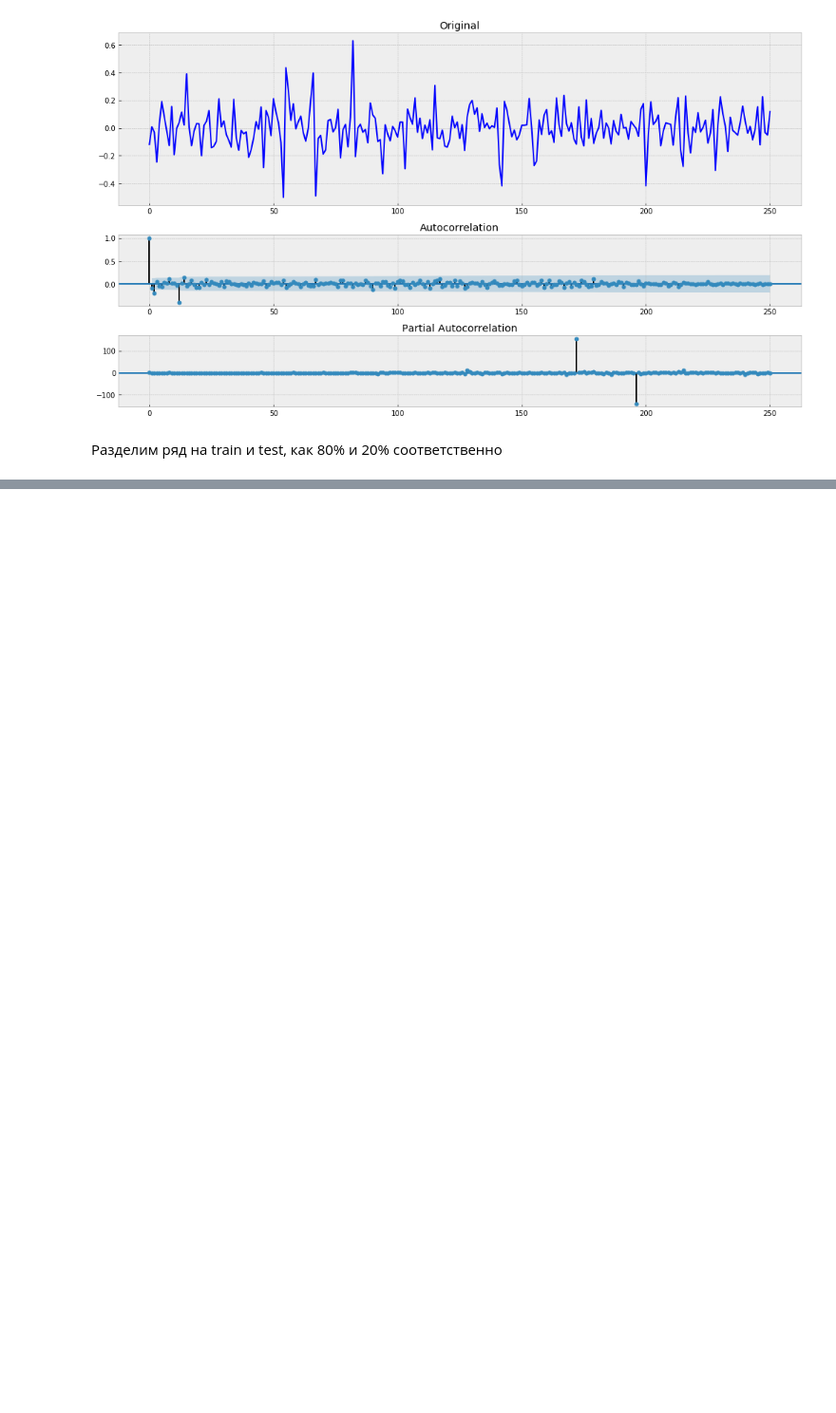
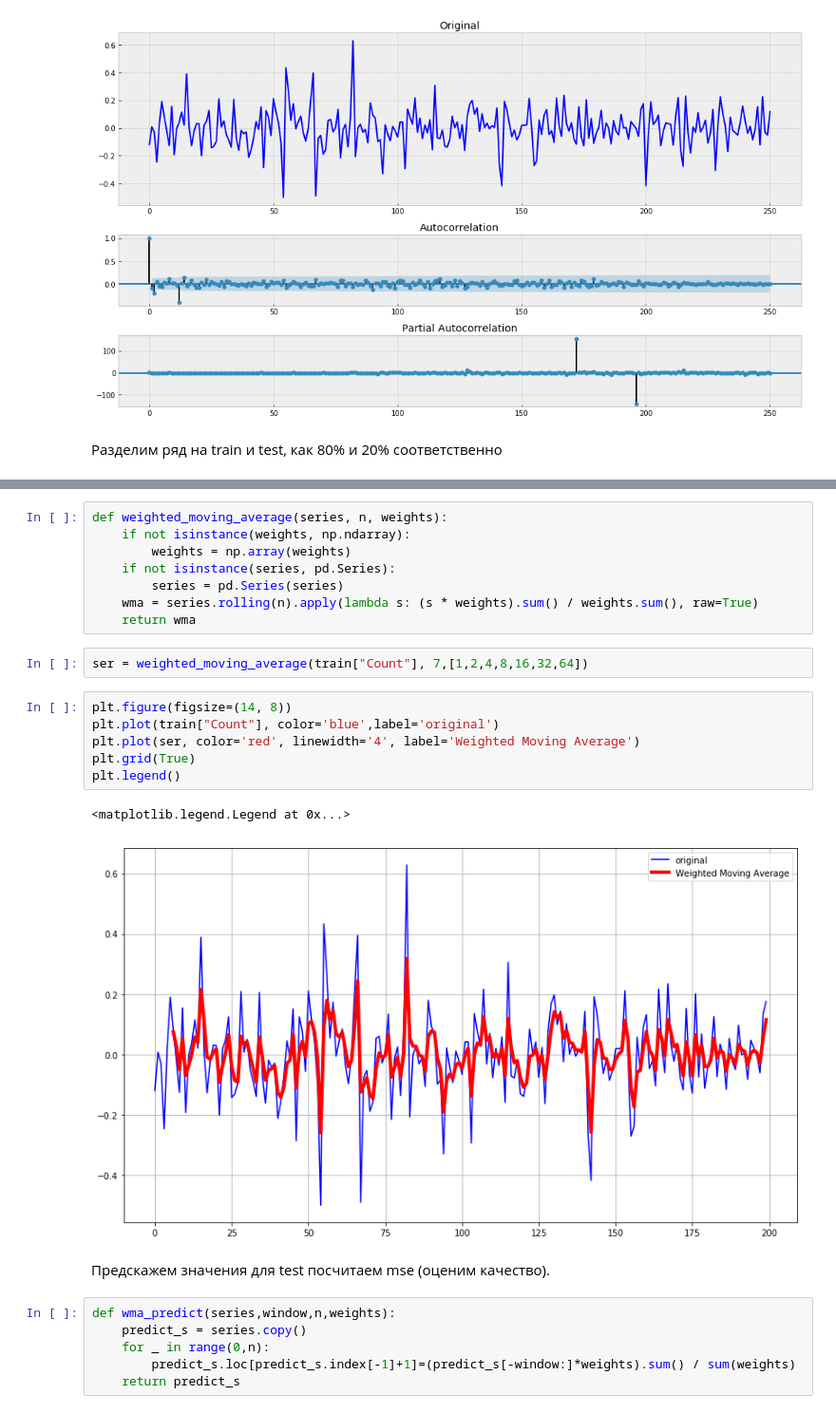
Before and after one commit to AlexeevVl/TimeSeriesForecasting, a Jupyter notebook: HW2.ipynb, the cells around one changed output, grey strips where cells are left out. Shown at 95% size. Cells and saved outputs as stored; diff of their text form; blank space fills up the shorter version.

```diff
--- a/HW2.ipynb
+++ b/HW2.ipynb
@@ -214,0 +267,27 @@ plt.tight_layout()
+# %%
+def weighted_moving_average(series, n, weights):
+    if not isinstance(weights, np.ndarray):
+        weights = np.array(weights)
+    if not isinstance(series, pd.Series):
+        series = pd.Series(series)
+    wma = series.rolling(n).apply(lambda s: (s * weights).sum() / weights.sum(), raw=True)
+    return wma
+# %%
+ser = weighted_moving_average(train["Count"], 7,[1,2,4,8,16,32,64])
+# %%
+plt.figure(figsize=(14, 8))
+plt.plot(train["Count"], color='blue',label='original')
+plt.plot(ser, color='red', linewidth='4', label='Weighted Moving Average')
+plt.grid(True)
+plt.legend()
+# %% [output]
+<matplotlib.legend.Legend at 0x...>
+[figure, added]
+# %% [markdown]
+Предскажем значения для test  посчитаем mse (оценим качество).
+# %%
+def wma_predict(series,window,n,weights):
+    predict_s = series.copy()
+    for _ in range(0,n):
+        predict_s.loc[predict_s.index[-1]+1]=(predict_s[-window:]*weights).sum() / sum(weights)
+    return predict_s
```
Also changed, not shown: parts of 37 cells of this notebook.
